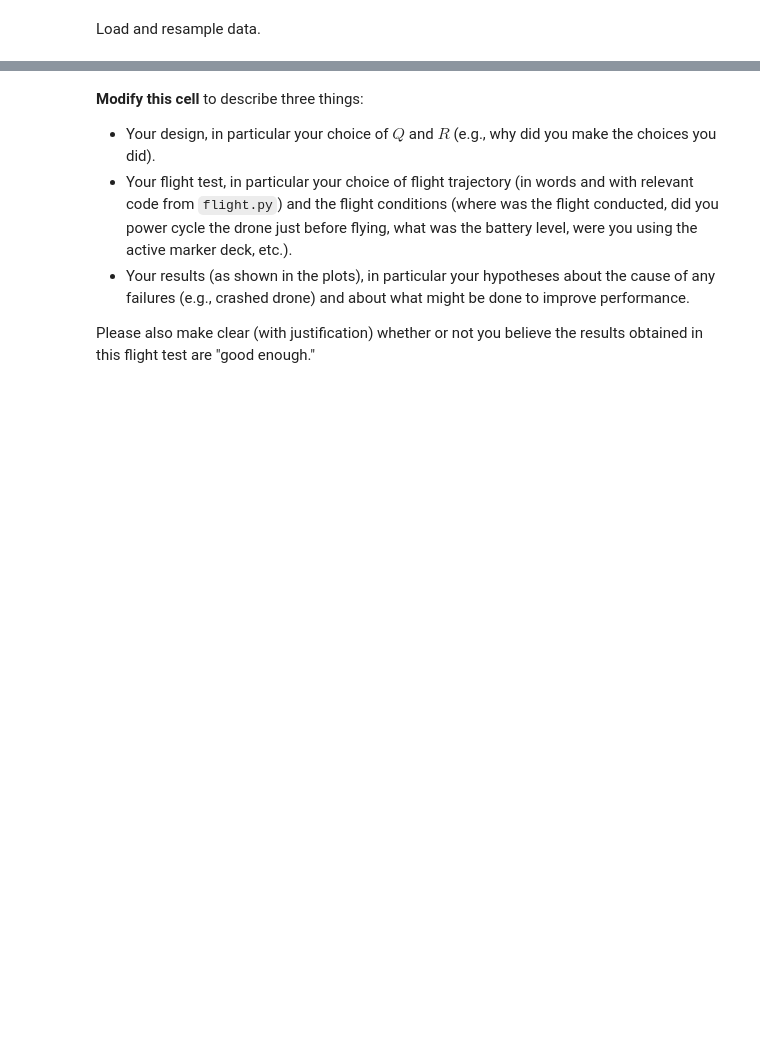
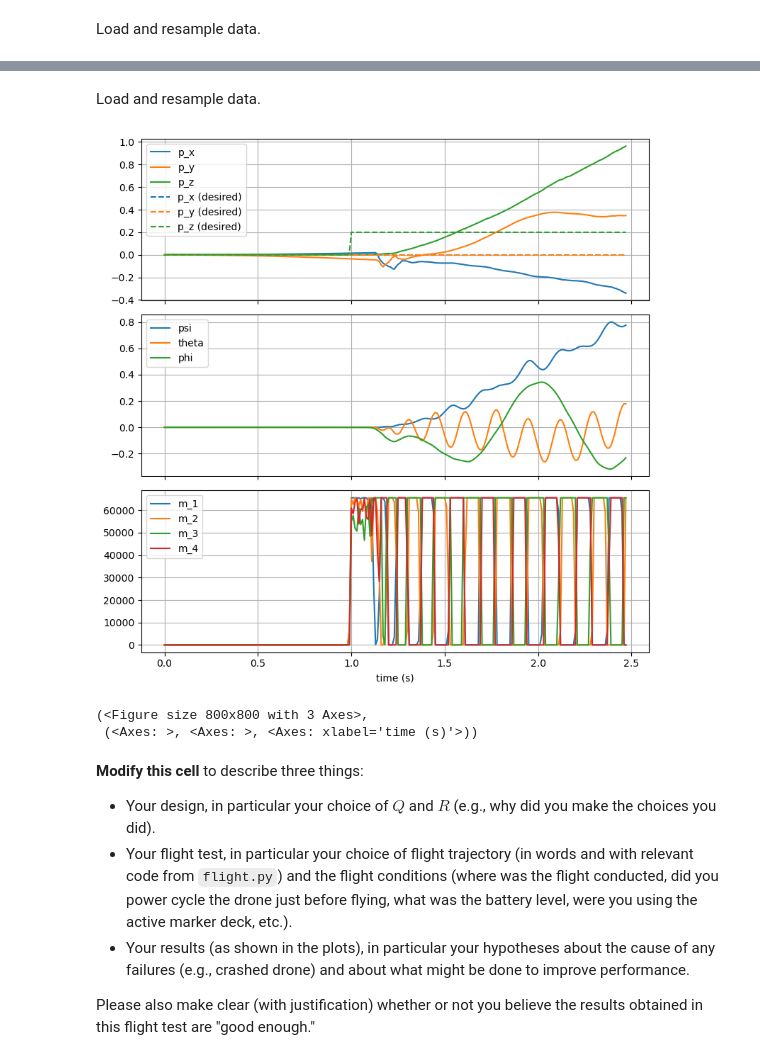
Before and after one commit to Chairless-maybe/crazyflie-client, a Jupyter notebook: lab05/analysis.ipynb, the cells around one changed output, grey strips where cells are left out. Cells and saved outputs as stored; diff of their text form; code cells hidden in the pictures; blank space fills up the shorter version.

```diff
--- a/lab05/analysis.ipynb
+++ b/lab05/analysis.ipynb
@@ -794,3 +890,11 @@ plot_drone_data("hardware_data_1.json")
+# %% [markdown]
+Load and resample data.
+# %%
+plot_drone_data("hardware_data_2.json")
+# %% [output]
+[figure, added]
+(<Figure size 800x800 with 3 Axes>,
+ (<Axes: >, <Axes: >, <Axes: xlabel='time (s)'>))
 # %% [markdown]
 **Modify this cell** to describe three things:
 
```
Also changed, not shown: parts of 9 cells of this notebook, 3 other files.
